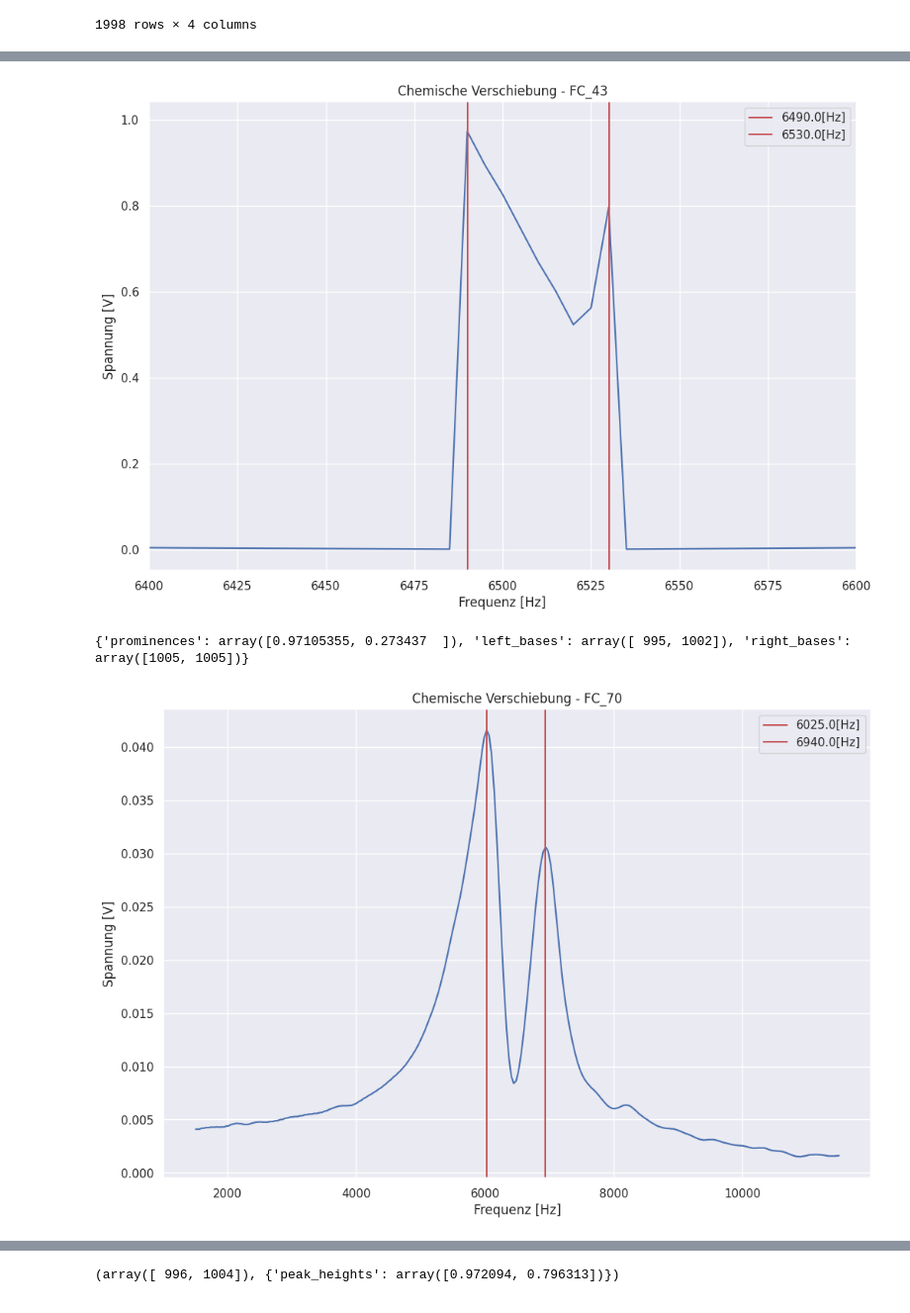
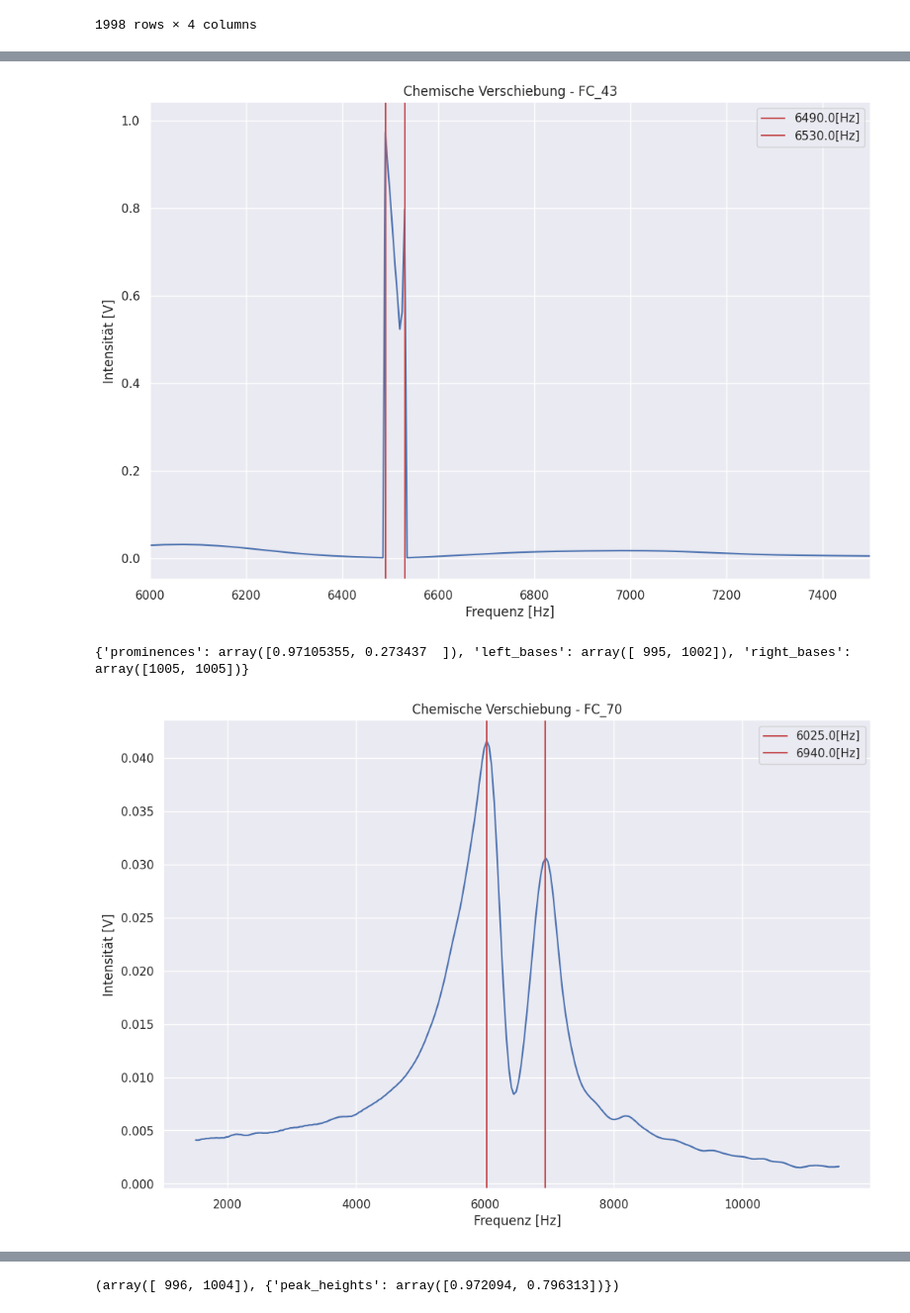
Before and after one commit to jodenn93/gNMR, a Jupyter notebook: code/analysis.ipynb, the cells around one changed output, grey strips where cells are left out. Shown: that part at 99% size. Cells and saved outputs as stored; diff of their text form; code cells hidden in the pictures.

```diff
--- a/code/analysis.ipynb
+++ b/code/analysis.ipynb
@@ -558,41 +567,46 @@ dict_xvals={
     "FC_770":0.0003,
     "HT_770":0.0003
 }
+dict_peak_vals = {}
 for art in dict_fluor.keys():
     fig1 = plt.figure(figsize=(12,8))
 
     if art == "FC_43":
         xmax = 7000
         xmin=6000
     else:
         xmax=10000
         xmin=2000
     plt.plot(dict_fluor_dfs[art]["Hertz"], dict_fluor_dfs[art]["Volt_2"])
     #peaks, _ = scipy.signal.find_peaks(x=dict_fluor_dfs[art]["Volt_2"].loc[dict_fluor_dfs[art]["Hertz"]<=xmax],height=[0.6,1])
     peaks, _dict = scipy.signal.find_peaks(x=dict_fluor_dfs[art]["Volt_2"].loc[dict_fluor_dfs[art]["Hertz"]<=xmax],prominence = dict_xvals[art])
 
     #plt.plot(dict_fluor_dfs["FC_43"]["Hertz"][peaks+2], dict_fluor_dfs["FC_43"]["Volt_2"][peaks+2], "x")
     #plt.vlines(dict_fluor_dfs["FC_43"]["Hertz"][peaks+2], ymin=0,ymax=dict_fluor_dfs["FC_43"]["Volt_2"].max(),color="r")
+    dict_temp = {}
     for xc in peaks:
-        plt.axvline(x=dict_fluor_dfs[art]["Hertz"][xc+2],label=f'{dict_fluor_dfs[art]["Hertz"][xc+2]}[Hz]',color="r")
+        dict_temp[xc+2] = dict_fluor_dfs[art]["Hertz"][xc+2]
 
+        #height = dict_fluor_dfs[art]["Volt_2"][xc+2] * 30
+        plt.axvline(x=dict_fluor_dfs[art]["Hertz"][xc+2],label=f'{dict_fluor_dfs[art]["Hertz"][xc+2]}[Hz]', color="r")
+    dict_peak_vals[art] = dict_temp
     plt.xlabel("Frequenz [Hz]")
-    plt.ylabel("Spannung [V]")
+    plt.ylabel("Intensität [V]")
     if art == "FC_43":
-        plt.xlim(6400,6600)
+        plt.xlim(6000,7500)
     plt.legend()
     plt.title(f'Chemische Verschiebung - {art}')
 
     # fig2 = plt.figure(figsize=(12,2.5))
     # plot(xData, residuals,'or')
     # plt.xlabel(r"Zeitdelay [$\mu$s]")
     # plt.ylabel('Residuals')
     # plt.grid()
     plt.savefig(f"../images/aufgabe_7_{art}.jpg")
     plt.show()
     print(_dict)
 # %% [output]
-[figure, old version]
+[figure, new version]
 {'prominences': array([0.97105355, 0.273437  ]), 'left_bases': array([ 995, 1002]), 'right_bases': array([1005, 1005])}
 [figure]
 {'prominences': array([0.03746094, 0.02216797]), 'left_bases': array([ 10, 988]), 'right_bases': array([1697, 1697])}
```
Also changed, not shown: parts of 7 cells of this notebook.
